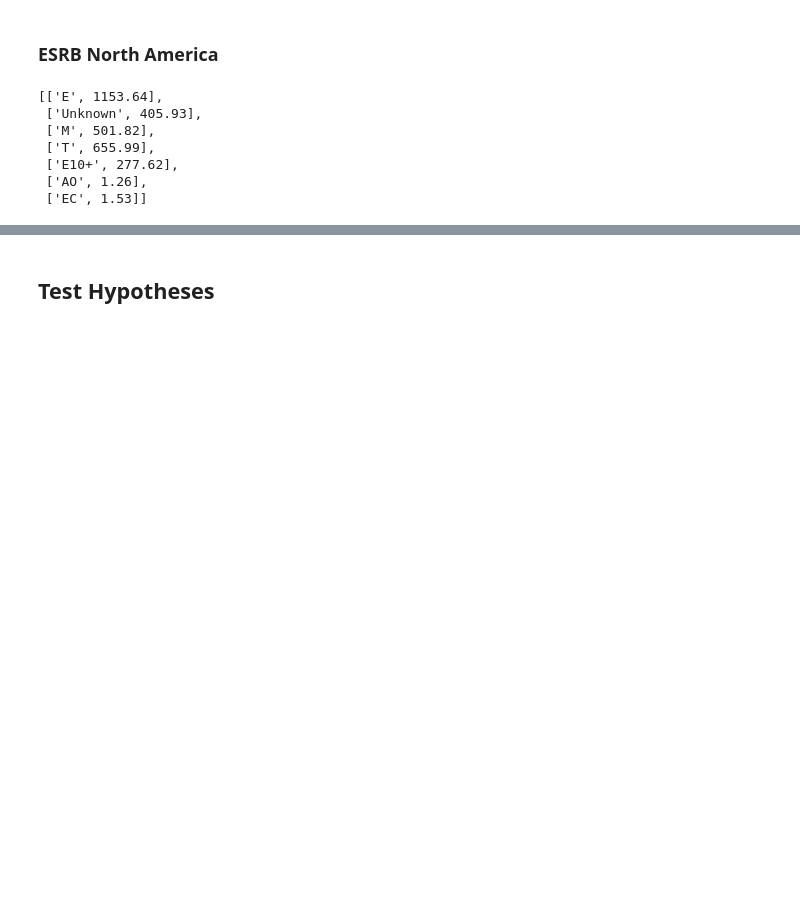
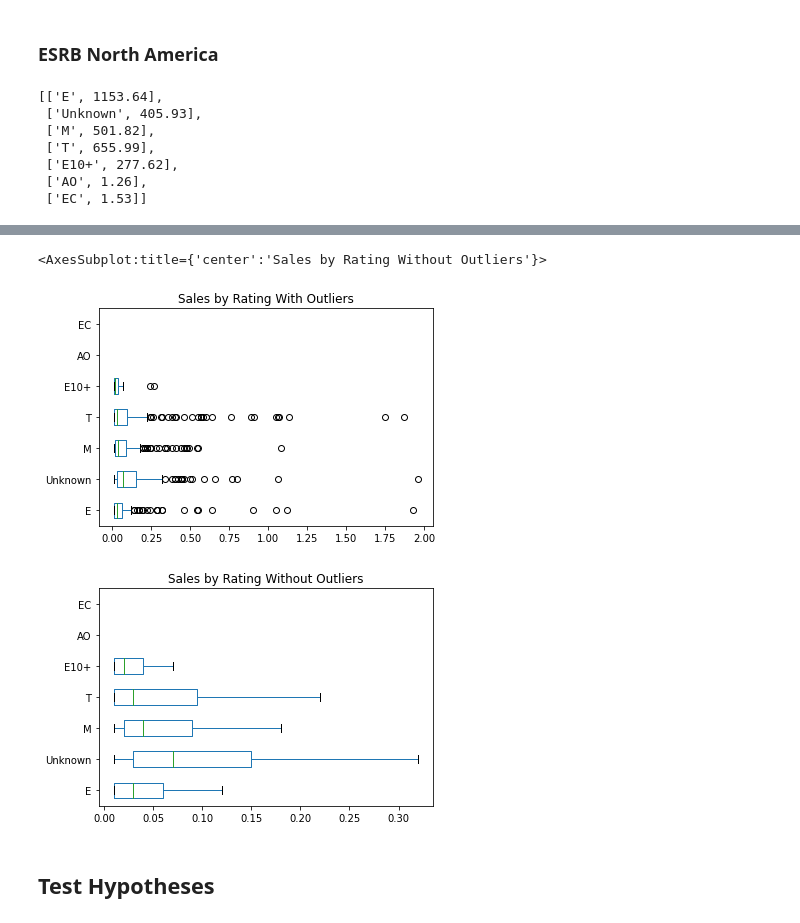
Before and after one commit to michaelpowers8/Sprint-5-Project, a Jupyter notebook: Video_Game_Data_2016.ipynb, the cells around one changed output, grey strips where cells are left out. Drawn from its saved outputs; the diff is of its cells as text; code cells hidden in the pictures; blank space fills up the shorter version.

```diff
--- a/Video_Game_Data_2016.ipynb
+++ b/Video_Game_Data_2016.ipynb
@@ -987,0 +1052,5 @@ display(na_relevant_games_rating_sales)
+# %%
+jp_relevant_games_rating_sales = []
+for rating in na_relevant_games['rating'].unique():
+    jp_relevant_games_rating_sales.append([rating,round(jp_relevant_games[(jp_relevant_games['rating']==rating)]['eu_sales'].sum(),2)])
+display(jp_relevant_games_rating_sales)
@@ -988,3 +1065,25 @@ display(na_relevant_games_rating_sales)
+# %%
+for rating in ['E','Unknown','M','T','E10+','AO','EC']:
+    jp_relevant_games[rating] = relevant_multiplatform_games[relevant_multiplatform_games['rating']==rating]['jp_sales']
+jp_sales_by_genre_df = pd.DataFrame(data=jp_relevant_games[['E','Unknown','M','T','E10+','AO','EC']],columns=['E','Unknown','M','T','E10+','AO','EC'])
+jp_relevant_games = jp_relevant_games.drop(columns=['E','Unknown','M','T','E10+','AO','EC'])
+# %%
+jp_sales_by_genre_df[['E','Unknown','M','T','E10+','AO','EC']].plot(
+    kind='box',
+    title='Sales by Rating With Outliers',
+    vert=False,
+    showfliers=True
+)
+jp_sales_by_genre_df[['E','Unknown','M','T','E10+','AO','EC']].plot(
+    kind='box',
+    title='Sales by Rating Without Outliers',
+    vert=False,
+    showfliers=False
+)
+# %% [output]
+<AxesSubplot:title={'center':'Sales by Rating Without Outliers'}>
+[figure, added]
+[figure, added]
 # %% [markdown]
 ## Test Hypotheses
 # %% [markdown]
```
Also changed, not shown: parts of 19 cells of this notebook.
